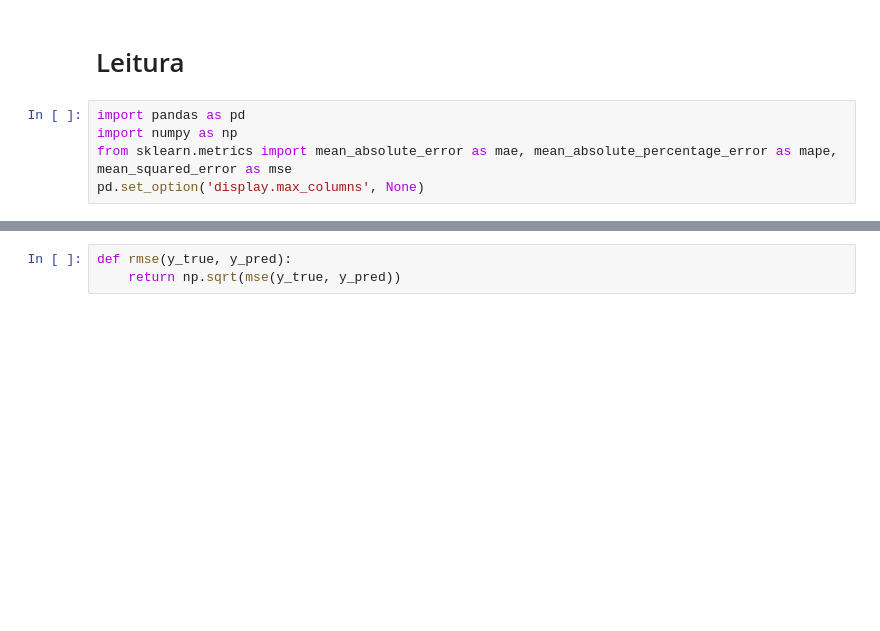
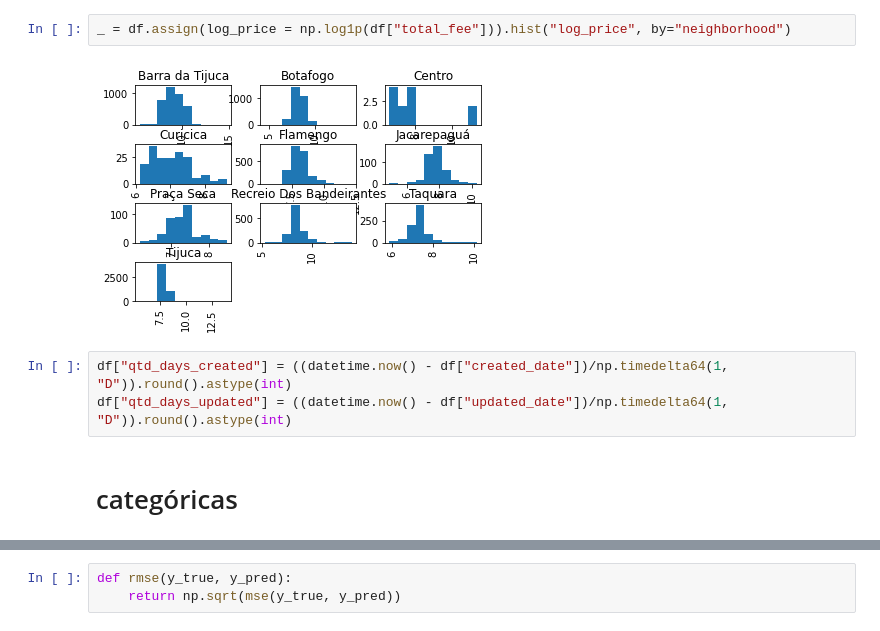
Before and after one commit to dobraga/get_listings, a Jupyter notebook: notebooks/1.Exploração.ipynb, the cells around one changed output, grey strips where cells are left out. Saved outputs shown, nothing was run; the diff lists cells and outputs as text; blank space fills up the shorter version.

```diff
--- a/notebooks/1.Exploração.ipynb
+++ b/notebooks/1.Exploração.ipynb
@@ -1,7 +114,9 @@
+# %%
+_ = df.assign(log_price = np.log1p(df["total_fee"])).hist("log_price", by="neighborhood")
+# %% [output]
+[figure, added]
+# %%
+df["qtd_days_created"] = ((datetime.now() - df["created_date"])/np.timedelta64(1, "D")).round().astype(int)
+df["qtd_days_updated"] = ((datetime.now() - df["updated_date"])/np.timedelta64(1, "D")).round().astype(int)
 # %% [markdown]
-# Leitura
+# categóricas
-# %%
-import pandas as pd
-import numpy as np
-from sklearn.metrics import mean_absolute_error as mae, mean_absolute_percentage_error as mape, mean_squared_error as mse
-pd.set_option('display.max_columns', None)
```
Also changed, not shown: parts of 65 cells of this notebook, 3 other files.
